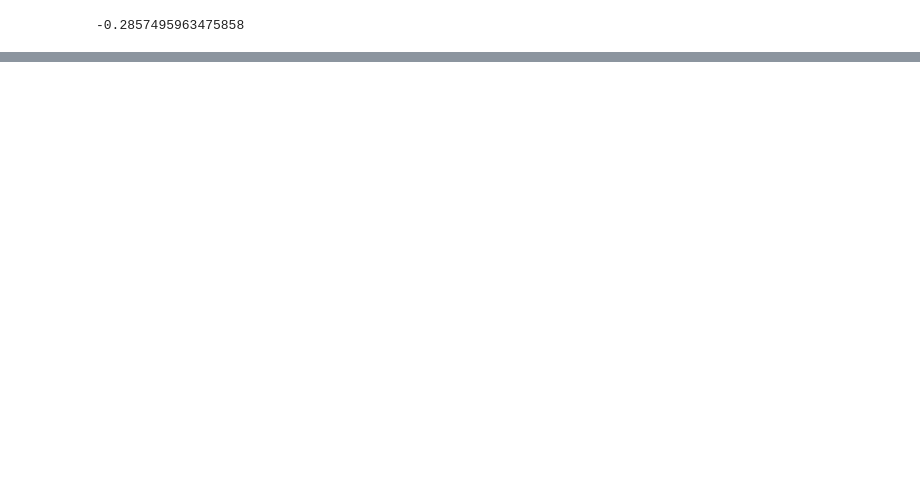
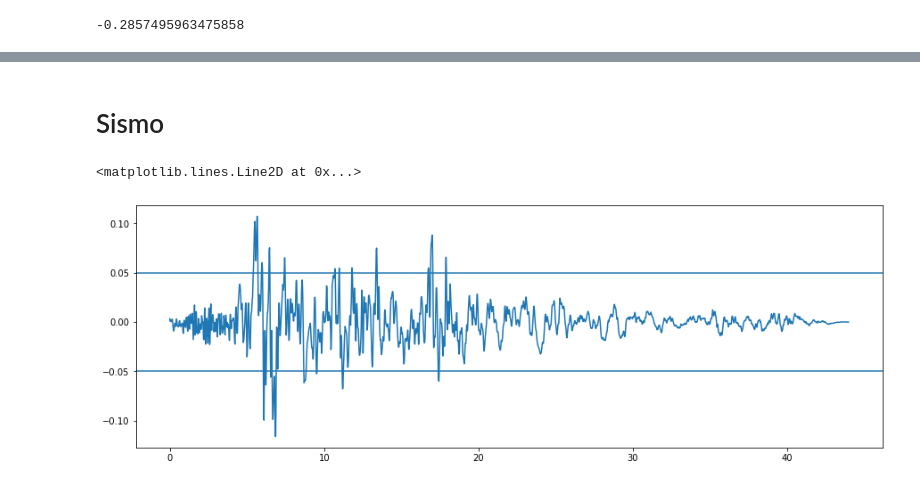
Before and after one commit to dparraho/Sismorresistente, a Jupyter notebook: Edificio.ipynb, the cells around one changed output, grey strips where cells are left out. Saved outputs shown, nothing was run; the diff lists cells and outputs as text; code cells hidden in the pictures; blank space fills up the shorter version.

```diff
--- a/Edificio.ipynb
+++ b/Edificio.ipynb
@@ -438,0 +681,14 @@ plt.axvline(0)
+# %% [markdown]
+# Sismo
+# %%
+#START cm1.th, 7.1 Mw, 23.6 km, ndata = 2200, dt = 0.020, PGA = 0.1161g, unit = g
+g = 9.81
+sismo  = pd.read_excel('sismo_tarea2.xlsx', skiprows=[0], header=None,index_col=1, sheet_name='cm1 N-S')
+# %%
+plt.figure(figsize=(15, 5))
+plt.plot(sismo[2])
+plt.axhline(0.05)
+plt.axhline(-0.05)
+# %% [output]
+<matplotlib.lines.Line2D at 0x...>
+[figure, added]
```
Also changed, not shown: parts of 115 cells of this notebook, 2 other files.
